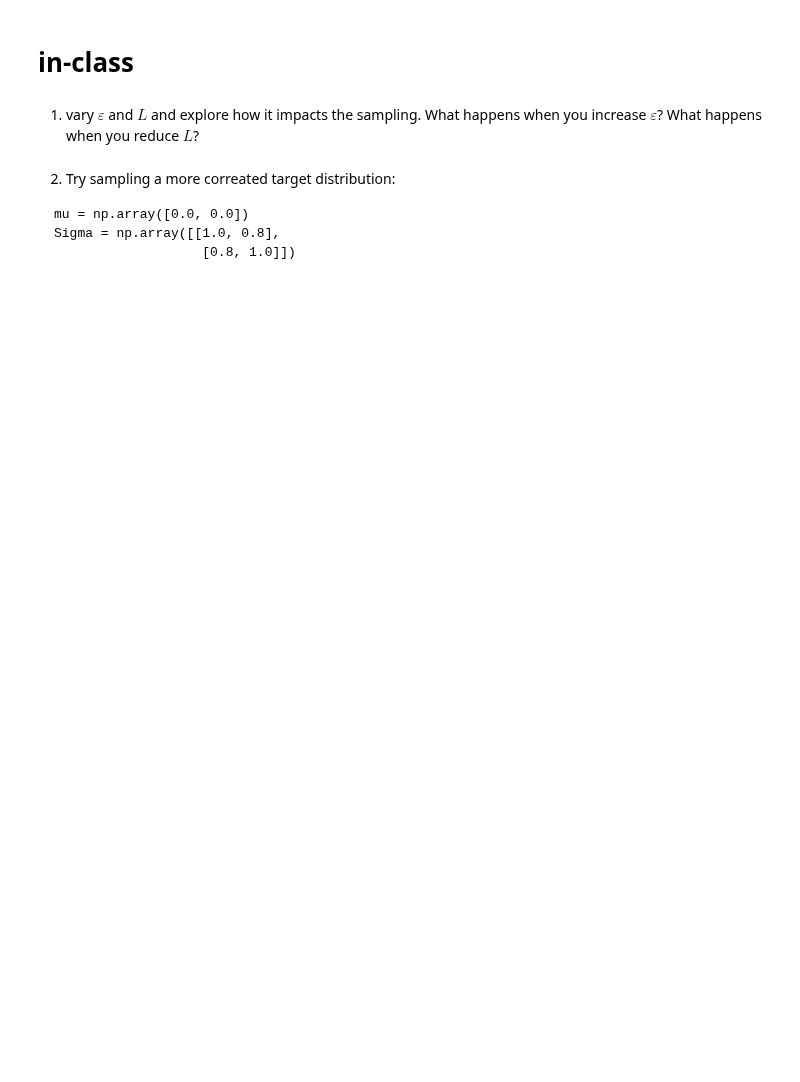
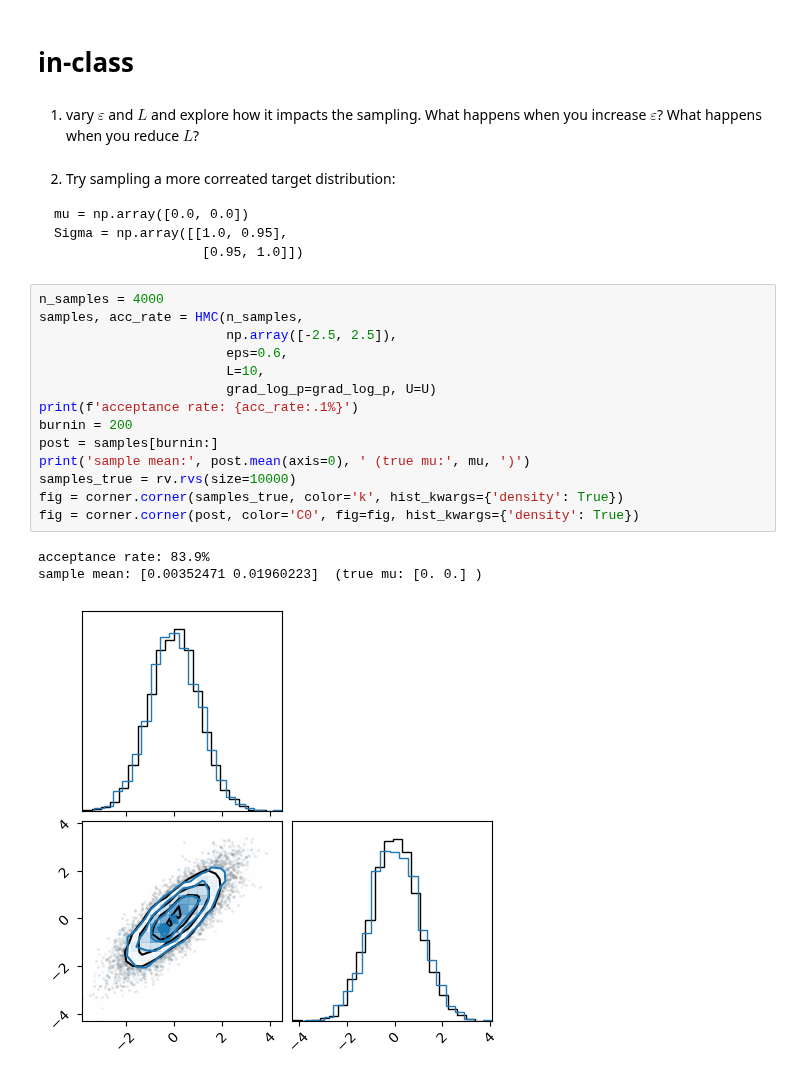
Before and after one commit to asamcnaughton/ast384c, a Jupyter notebook: inclass/lec8_hmc/hmc_demo.ipynb, the cells around one changed output. Drawn from its saved outputs; the diff is of its cells as text; blank space fills up the shorter version.

````diff
--- a/inclass/lec8_hmc/hmc_demo.ipynb
+++ b/inclass/lec8_hmc/hmc_demo.ipynb
@@ -171,6 +181,24 @@ fig = corner.corner(post, color='C0', fig=fig, hist_kwargs={'density': True})
 2. Try sampling a more correated target distribution:
 ```
 mu = np.array([0.0, 0.0])
-Sigma = np.array([[1.0, 0.8],
-                   [0.8, 1.0]])
+Sigma = np.array([[1.0, 0.95],
+                   [0.95, 1.0]])
 ```
+# %%
+n_samples = 4000
+samples, acc_rate = HMC(n_samples,
+                        np.array([-2.5, 2.5]),
+                        eps=0.6,
+                        L=10,
+                        grad_log_p=grad_log_p, U=U)
+print(f'acceptance rate: {acc_rate:.1%}')
+burnin = 200
+post = samples[burnin:]
+print('sample mean:', post.mean(axis=0), ' (true mu:', mu, ')')
+samples_true = rv.rvs(size=10000)
+fig = corner.corner(samples_true, color='k', hist_kwargs={'density': True})
+fig = corner.corner(post, color='C0', fig=fig, hist_kwargs={'density': True})
+# %% [output]
+acceptance rate: 83.9%
+sample mean: [0.00352471 0.01960223]  (true mu: [0. 0.] )
+[figure, added]
````
Also changed, not shown: parts of 6 cells of this notebook, 1 other file.
